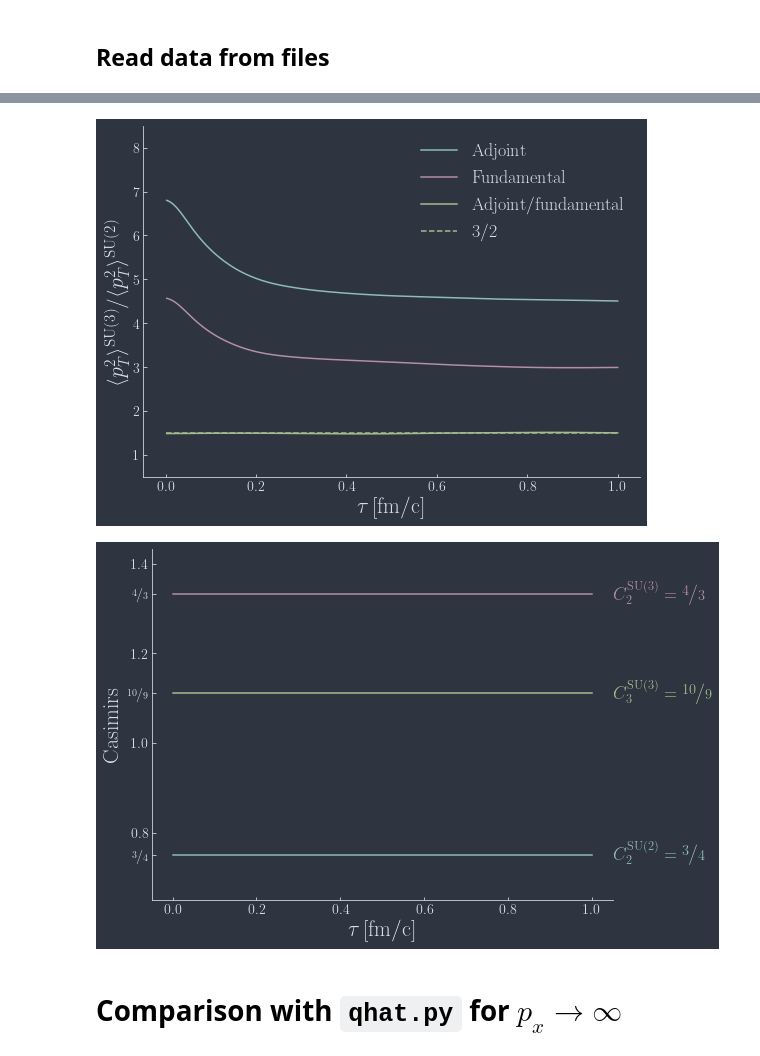
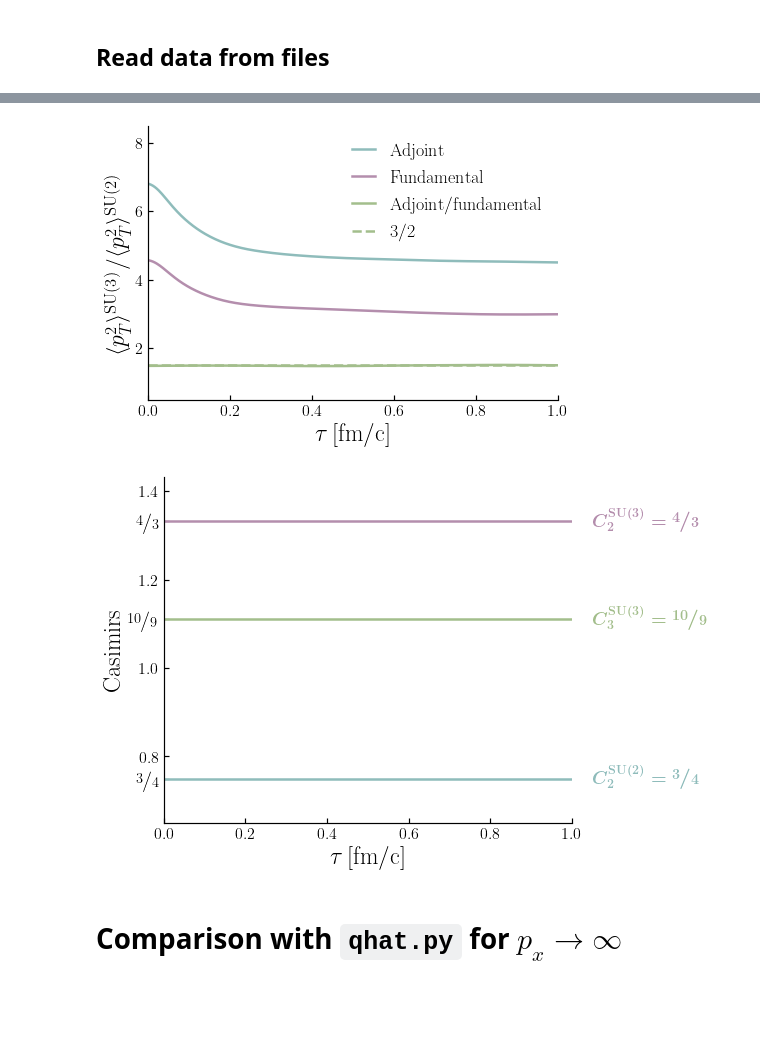
Before and after one commit to avramescudana/curraun, a Jupyter notebook: notebooks/Dana's test notebook for the WongSolver.ipynb, the cells around one changed output, grey strips where cells are left out. Cells and saved outputs as stored; diff of their text form; code cells hidden in the pictures; blank space fills up the shorter version.

```diff
--- a/notebooks/Dana's test notebook for the WongSolver.ipynb
+++ b/notebooks/Dana's test notebook for the WongSolver.ipynb
@@ -30,7 +30,7 @@ mass = 10**8
 tau_form = 0
 pT = 0
 ntp = 10**5
-nevents = 5
+nevents = 1
 representation = 'fundamental'
 boundary = 'periodic'
 # %% [markdown]
@@ -104,7 +104,7 @@ def simulate(p, ev):
     masses = mass / E0 * np.ones(ntp)
 
     for i in range(ntp):
-        x0, p0, q0 = init_pos(s.n), init_mom('pT', pT / E0), init_charge(representation)
+        x0, p0, q0 = init_pos(s.n), init_mom_toy('pT', pT / E0), init_charge(representation)
         x0s[i, :], p0s[i, :], q0s[i, :] = x0, p0, q0
 
     wong_solver.initialize(x0s, p0s, q0s, masses)
@@ -186,14 +186,14 @@ representations = results['su2']['representations']
 import matplotlib.pyplot as plt
 import numpy as np
 
-plt.style.use('nord_theme.mpltstyle')
-plt.rcParams["figure.figsize"] = (16,6)
+plt.style.use('nord_theme_light.mpltstyle')
+plt.rcParams["figure.figsize"] = (12,5)
 
 fig, ax = plt.subplots(1, 2)
 
 ax[0].set_ylabel(r'$\langle p_T^2\rangle\,\mathrm{[GeV^2]}$')
 
-Ns, titles = [2, 3], [r'$\mathrm{SU(2)}$', r'$\mathrm{SU(3)}$']
+Ns = [2, 3]
 
 for i, su_group in enumerate(su_groups):
     Nc = Ns[i]
@@ -205,17 +205,20 @@ for i, su_group in enumerate(su_groups):
     ratio = np.divide(sigmapt_adj, sigmapt_fund)
     tau = results[su_group]['tau']
 
-    ax[i].plot(tau, sigmapt_adj,  label=r'$\mathrm{Adjoint}$')
-    ax[i].plot(tau, sigmapt_fund, label=r'$\mathrm{Fundamental}$')
-    ax[i].plot(tau, ratio, label=r'$\mathrm{Adjoint/fundamental}$')
-    ax[i].plot(tau, Ca*Da/(Cf*Df)*np.ones(tau.shape[0]), label=r'$C_AD_A/(C_FD_F)=2N$', linestyle='--', color='#A3BE8C')
+    ax[i].plot(tau, sigmapt_adj,  label=r'$\mathrm{Adjoint}$', linewidth=2.5)
+    ax[i].plot(tau, sigmapt_fund, label=r'$\mathrm{Fundamental}$', linewidth=2.5)
+    ax[i].plot(tau, ratio, label=r'$\mathrm{Adjoint/fundamental}$', linewidth=2.5)
+    ax[i].plot(tau, Ca*Da/(Cf*Df)*np.ones(tau.shape[0]), label=r'$C_AD_A/(C_FD_F)=2N$', linestyle='--', color='#A3BE8C', linewidth=2.5)
 
     ax[i].set_xlabel(r'$\tau\,\mathrm{[fm/c]}$')
     ax[i].set_ylim(-1, 26)
-    ax[i].set_title(titles[i])
+    ax[i].set_xlim(0, 1.0)
 
 ax[0].legend(loc='upper left')
 
+ax[0].text(0.85, 23, r'$\mathrm{SU(2)}$', size=20)
+ax[1].text(0.05, 23, r'$\mathrm{SU(3)}$', size=20)
+
 plt.tight_layout()
-plt.savefig('casimir_scaling_su2+su3.png', dpi=300, transparent=False)
+plt.savefig('casimir_scaling_su2+su3.png', dpi=300, transparent=False, facecolor='white')
 # %% [output]
@@ -223,38 +226,40 @@ plt.savefig('casimir_scaling_su2+su3.png', dpi=300, transparent=False)
 # %%
 import matplotlib.pyplot as plt
-plt.style.use('nord_theme.mpltstyle')
-plt.rcParams["figure.figsize"] = (8,6)
+
+plt.style.use('nord_theme_light.mpltstyle')
+plt.rcParams["figure.figsize"] = (7,5)
 
 fig = plt.figure()
 
 plt.ylabel(r'$\langle p_T^2\rangle^\mathrm{SU(3)}/\langle p_T^2\rangle^\mathrm{SU(2)}$')
 plt.xlabel(r'$\tau\,\mathrm{[fm/c]}$')
 
 Ns, labels = [2, 3], [r'$\mathrm{Adjoint}$', r'$\mathrm{Fundamental}$']
 
 ratio = {}
 for i, representation in enumerate(representations):
     # sigmapt_su2, sigmapt_su3 = results['su2']['sigmapt'][representation], results['su3']['sigmapt'][representation]
     sigmapt_su2, sigmapt_su3 = results['su2']['mom_broad_T'][representation], results['su3']['mom_broad_T'][representation]
     ratio[representation] = np.divide(sigmapt_su3, sigmapt_su2)
     tau = results['su2']['tau']
 
-    plt.plot(tau, ratio[representation], label=labels[i])
+    plt.plot(tau, ratio[representation], label=labels[i], linewidth = 2.5)
 
 ratio = np.divide(ratio['adjoint'], ratio['fundamental'])
-plt.plot(tau, ratio, label=r'$\mathrm{Adjoint/fundamental}$')
-plt.plot(tau, np.ones(tau.shape[0])*Ns[1]/Ns[0], label=r'$3/2$', linestyle='--', color='#A3BE8C')
+plt.plot(tau, ratio, label=r'$\mathrm{Adjoint/fundamental}$', linewidth = 2.5)
+plt.plot(tau, np.ones(tau.shape[0])*Ns[1]/Ns[0], label=r'$3/2$', linestyle='--', color='#A3BE8C', linewidth = 2.5)
 plt.ylim(0.5, 8.5)
+plt.xlim(0, 1)
 
 plt.legend(loc='upper right')
 
 plt.tight_layout()
-plt.savefig('mom_broad_ratio_su3_su2.png', dpi=300, transparent=False)
+plt.savefig('mom_broad_ratio_su3_su2.png', dpi=300, transparent=False, facecolor='white')
 # %% [output]
-[figure, old version]
+[figure, new version]
 # %%
 import matplotlib.pyplot as plt
-plt.style.use('nord_theme.mpltstyle')
+plt.style.use('nord_theme_light.mpltstyle')
 plt.rcParams["figure.figsize"] = (9,6)
 import matplotlib
 matplotlib.rcParams['text.latex.preamble'] = [r'\usepackage{xfrac}']
@@ -270,26 +275,28 @@ linestyles = ['--', '-']
 
 tau = results['su2']['tau']
 casimirs_su2 = results['su2']['casimirs']
-plt.plot(tau, casimirs_su2['fundamental'][:, 0], color=colors[0])
-plt.text(1.05, 0.74, r'$C_2^\mathrm{SU(2)}={\huge\sfrac{3}{\,4}}$', fontsize=18, color=colors[0])
+plt.plot(tau, casimirs_su2['fundamental'][:, 0], color=colors[0], linewidth = 2.5)
+plt.text(1.05, 0.74, r'\boldmath$C_2^\mathrm{SU(2)}={\huge\sfrac{3}{\,4}}$', fontsize=18, color=colors[0])
 
 casimirs_su3 = results['su3']['casimirs']
-plt.plot(tau, casimirs_su3['fundamental'][:, 0, 0], color=colors[1])
-plt.text(1.05, 1.32, r'$C_2^\mathrm{SU(3)}={\huge\sfrac{4}{\,3}}$', fontsize=18, color=colors[1])
+plt.plot(tau, casimirs_su3['fundamental'][:, 0, 0], color=colors[1], linewidth = 2.5)
+plt.text(1.05, 1.32, r'\boldmath$C_2^\mathrm{SU(3)}={\huge\sfrac{4}{\,3}}$', fontsize=18, color=colors[1])
 
-plt.plot(tau, casimirs_su3['fundamental'][:, 0, 1], color=colors[2])
-plt.text(1.05, 1.1, r'$C_3^\mathrm{SU(3)}={\huge\sfrac{10}{\,9}}$', fontsize=18, color=colors[2])
+plt.plot(tau, casimirs_su3['fundamental'][:, 0, 1], color=colors[2], linewidth = 2.5)
+plt.text(1.05, 1.1, r'\boldmath$C_3^\mathrm{SU(3)}={\huge\sfrac{10}{\,9}}$', fontsize=18, color=colors[2])
 
 ax.set_ylim(3/4-0.1, 4/3+0.1)
 ticks = [3/4, 0.8, 1.0, 10/9, 1.2, 4/3, 1.4]
 ax.set_yticks(ticks)
-labels = [r'$\Large\sfrac{3}{\,4}$', r'$0.8$', r'$1.0$', r'$\Large\sfrac{10}{\,9}$', r'$1.2$', r'$\Large\sfrac{4}{\,3}$', r'$1.4$']
+labels = [r'$\huge\sfrac{3}{\,4}$', r'$0.8$', r'$1.0$', r'$\huge\sfrac{10}{\,9}$', r'$1.2$', r'$\huge\sfrac{4}{\,3}$', r'$1.4$']
 ax.set_yticklabels(labels)
 
+ax.set_xlim(0,1)
+
 plt.tight_layout()
-plt.savefig('casimirs_su2+su3.png', dpi=300, transparent=False)
+plt.savefig('casimirs_su2+su3.png', dpi=300, transparent=False, facecolor='white')
 # %% [output]
-[figure, old version]
+[figure, new version]
 # %% [markdown]
 # Comparison with `qhat.py` for $p_x\rightarrow\infty$
 # %%
```
Also changed, not shown: parts of 8 cells of this notebook, 10 other files.
